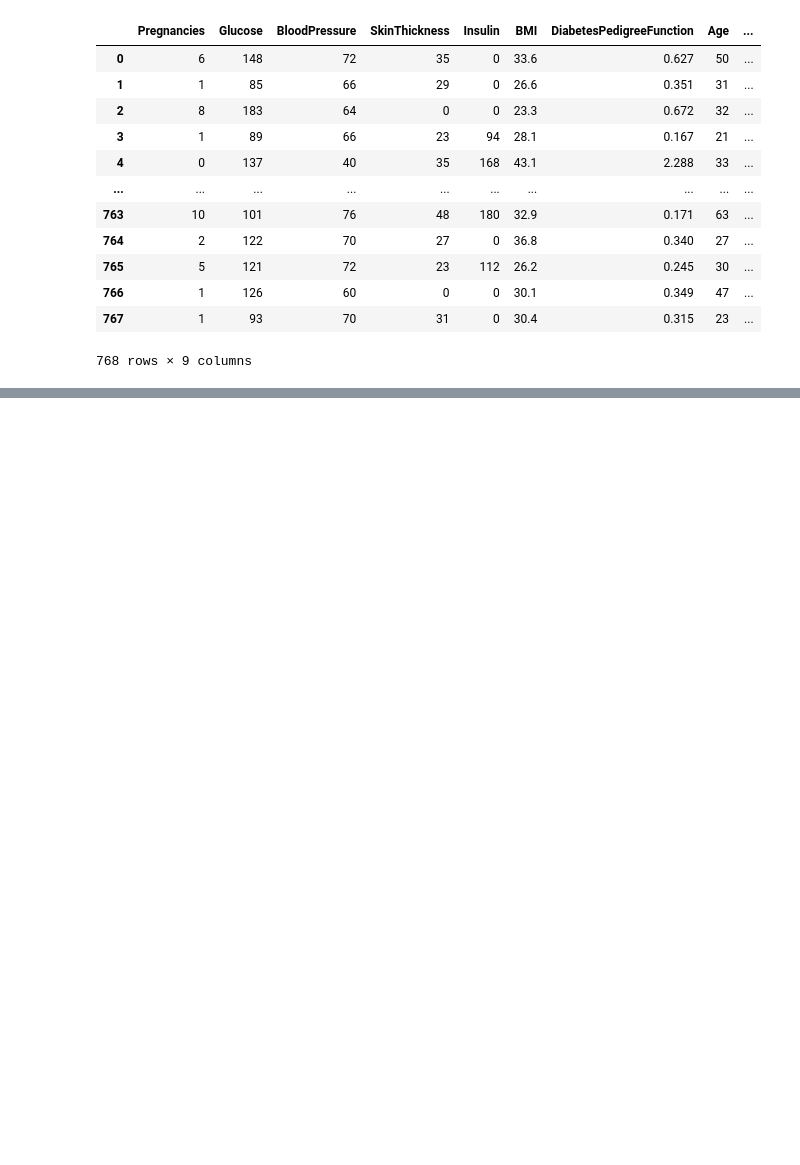
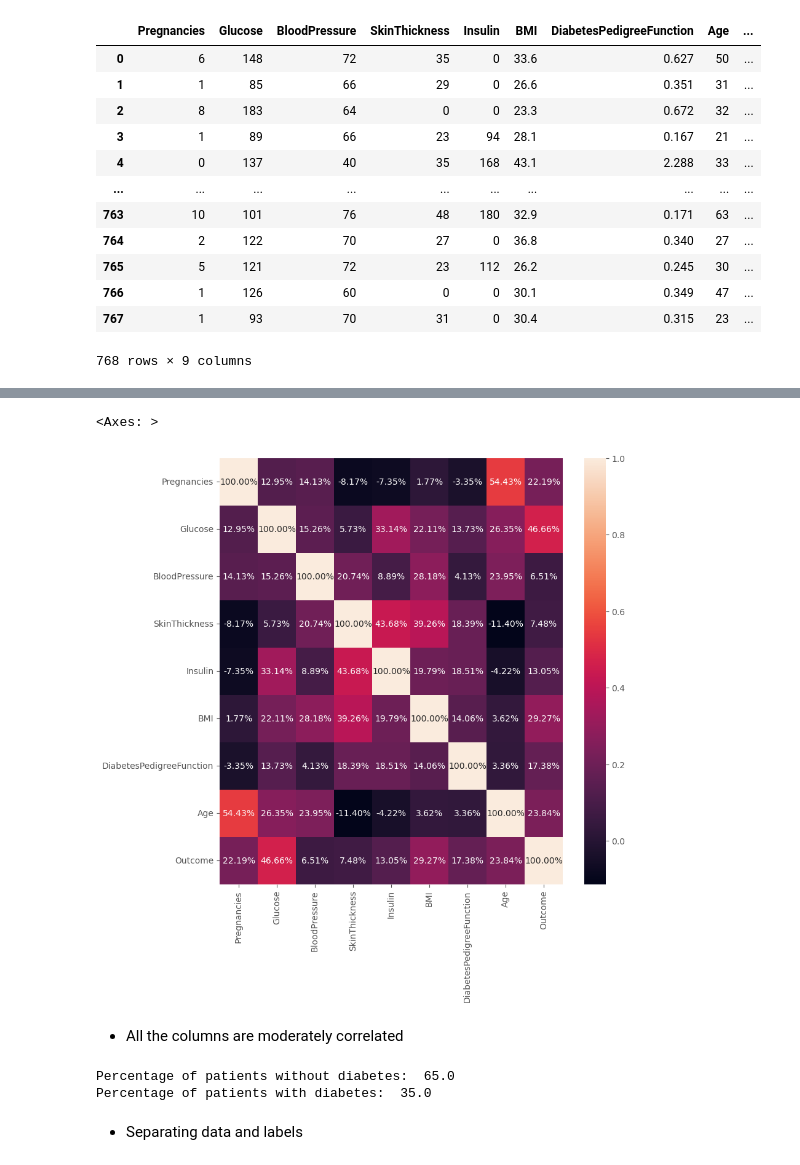
Before and after one commit to BamaCharanChhandogi/Diabetes-Prediction, a Jupyter notebook: server/Diabetes.ipynb, the cells around one changed output, grey strips where cells are left out. Drawn from its saved outputs; the diff is of its cells as text; code cells hidden in the pictures; blank space fills up the shorter version.

```diff
--- a/server/Diabetes.ipynb
+++ b/server/Diabetes.ipynb
@@ -24,0 +108,16 @@ df
+# %%
+plt.figure(figsize=(9, 9))
+sns.heatmap(df.corr(), annot=True, fmt='.2%')
+# %% [output]
+<Axes: >
+[figure, added]
+# %% [markdown]
+- All the columns are moderately correlated
+# %%
+print("Percentage of patients without diabetes: " , round(target_vals[0]/len(df.Outcome), 2)*100)
+print("Percentage of patients with diabetes: " , round(target_vals[1]/len(df.Outcome), 2)*100)
+# %% [output]
+Percentage of patients without diabetes:  65.0
+Percentage of patients with diabetes:  35.0
+# %% [markdown]
+- Separating data and labels
```
Also changed, not shown: parts of 65 cells of this notebook, 17 other files.
